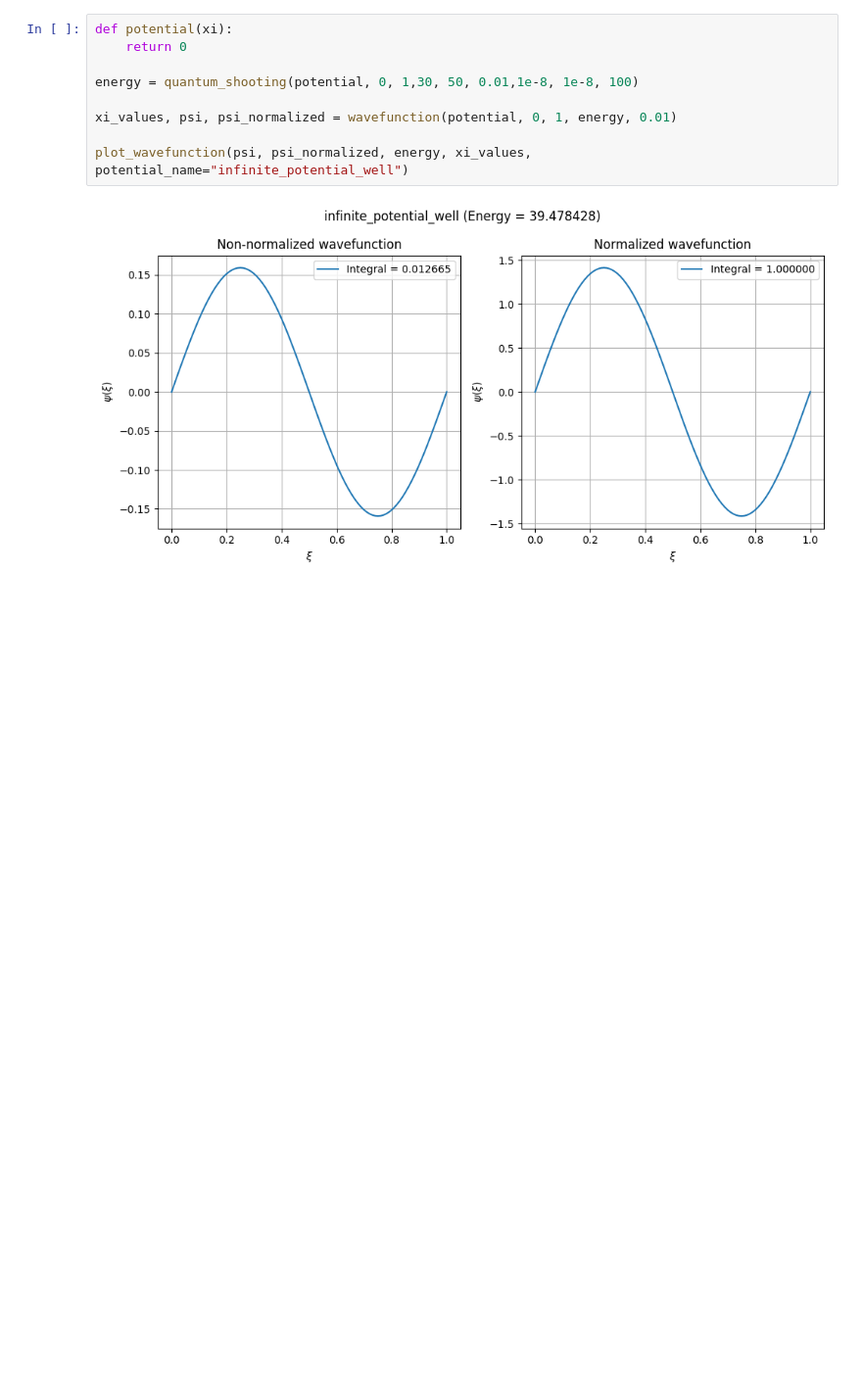
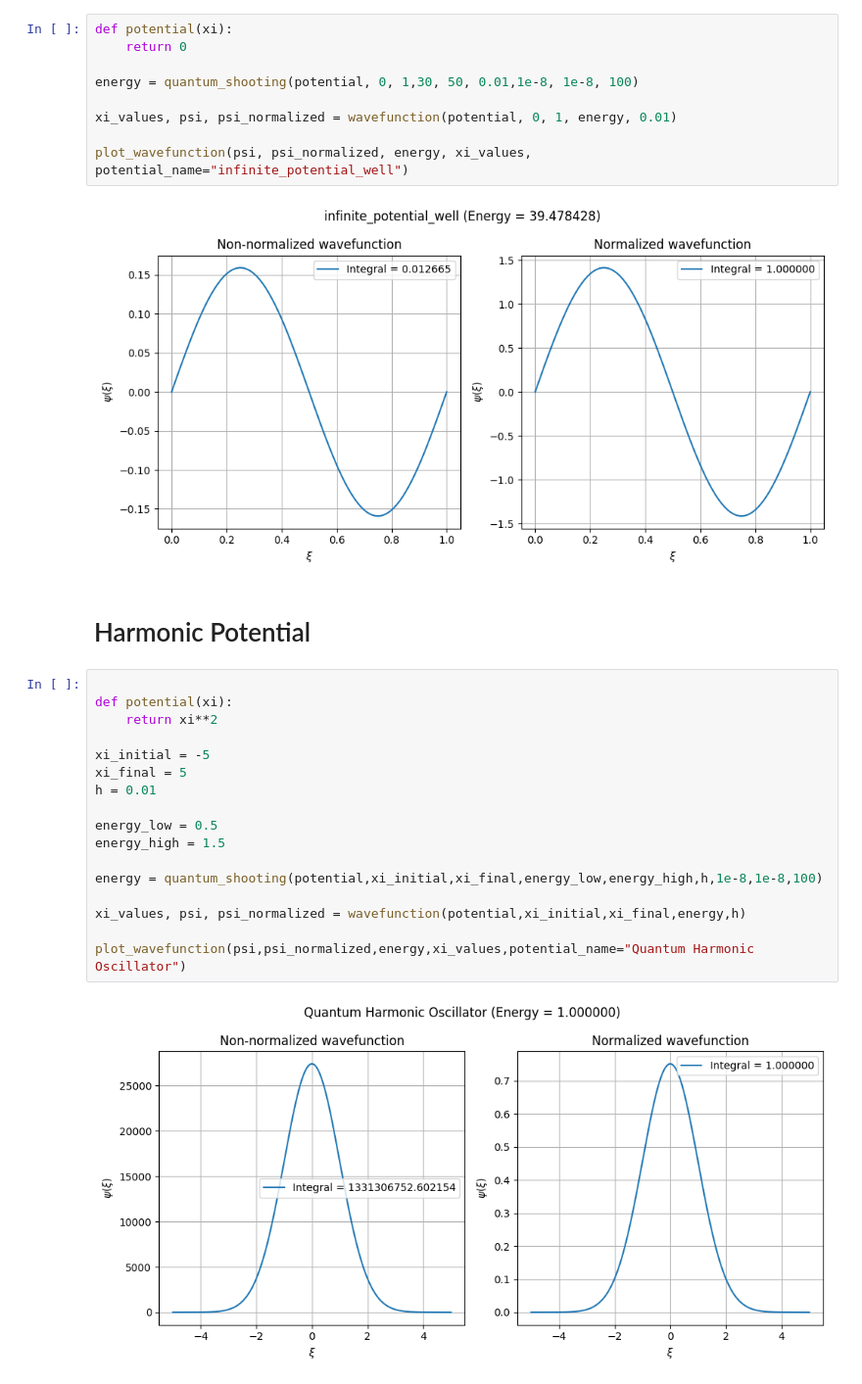
Before and after one commit to DeepakSingh169/1824006QM, a Jupyter notebook: potentials_shooting_method.ipynb, the cells around one changed output. Shown at 98% size. Cells and saved outputs as stored; diff of their text form; blank space fills up the shorter version.

Commit message:
solved hrmonic oscillator using shooting method

```diff
--- a/potentials_shooting_method.ipynb
+++ b/potentials_shooting_method.ipynb
@@ -13,3 +13,24 @@ xi_values, psi, psi_normalized = wavefunction(potential, 0, 1, energy, 0.01)
 plot_wavefunction(psi, psi_normalized, energy, xi_values, potential_name="infinite_potential_well")
 # %% [output]
 [figure]
+# %% [markdown]
+# Harmonic Potential
+# %%
+
+def potential(xi):
+    return xi**2
+
+xi_initial = -5
+xi_final = 5
+h = 0.01
+
+energy_low = 0.5
+energy_high = 1.5
+
+energy = quantum_shooting(potential,xi_initial,xi_final,energy_low,energy_high,h,1e-8,1e-8,100)
+
+xi_values, psi, psi_normalized = wavefunction(potential,xi_initial,xi_final,energy,h)
+
+plot_wavefunction(psi,psi_normalized,energy,xi_values,potential_name="Quantum Harmonic Oscillator")
+# %% [output]
+[figure, added]
```
